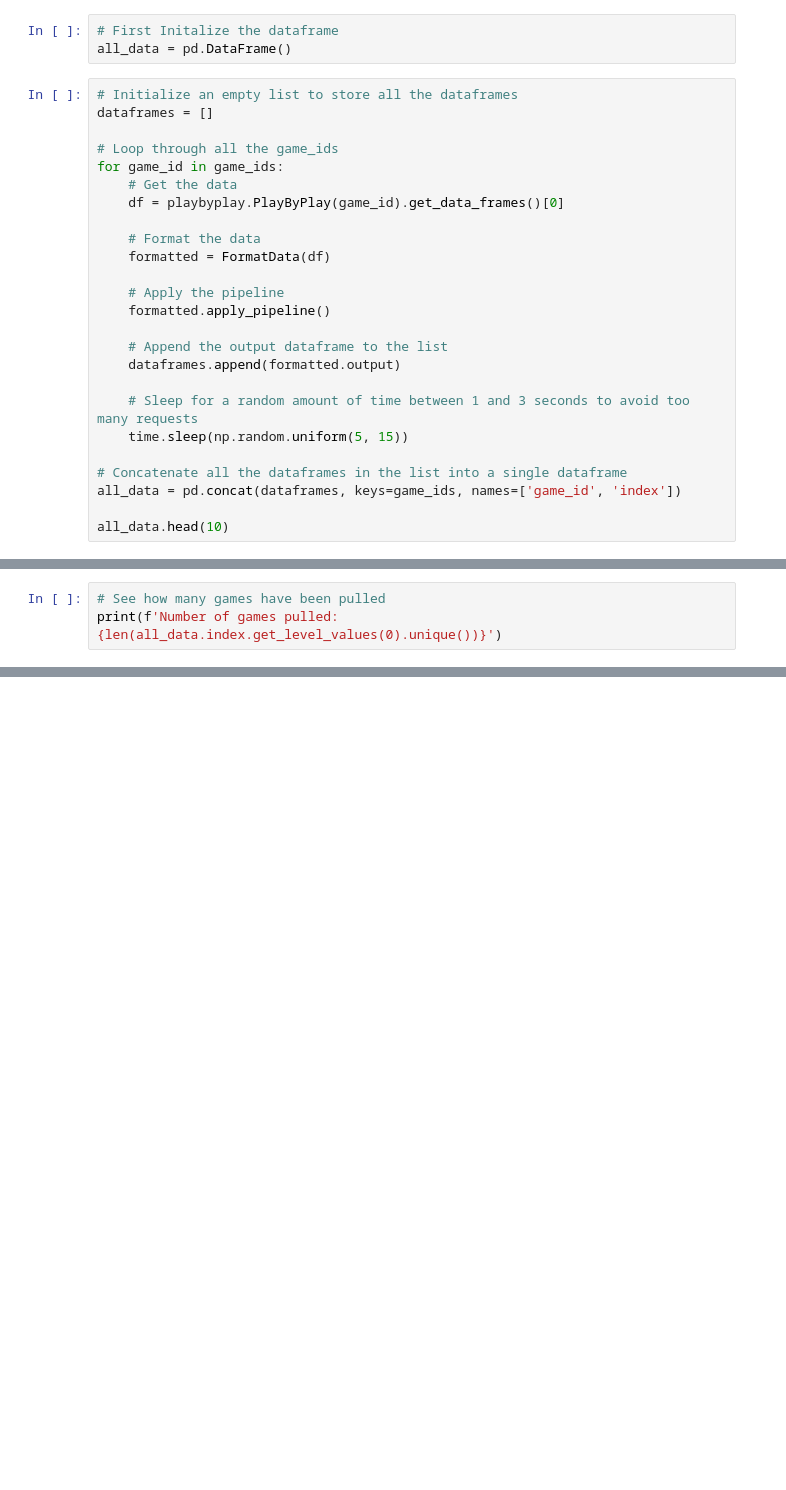
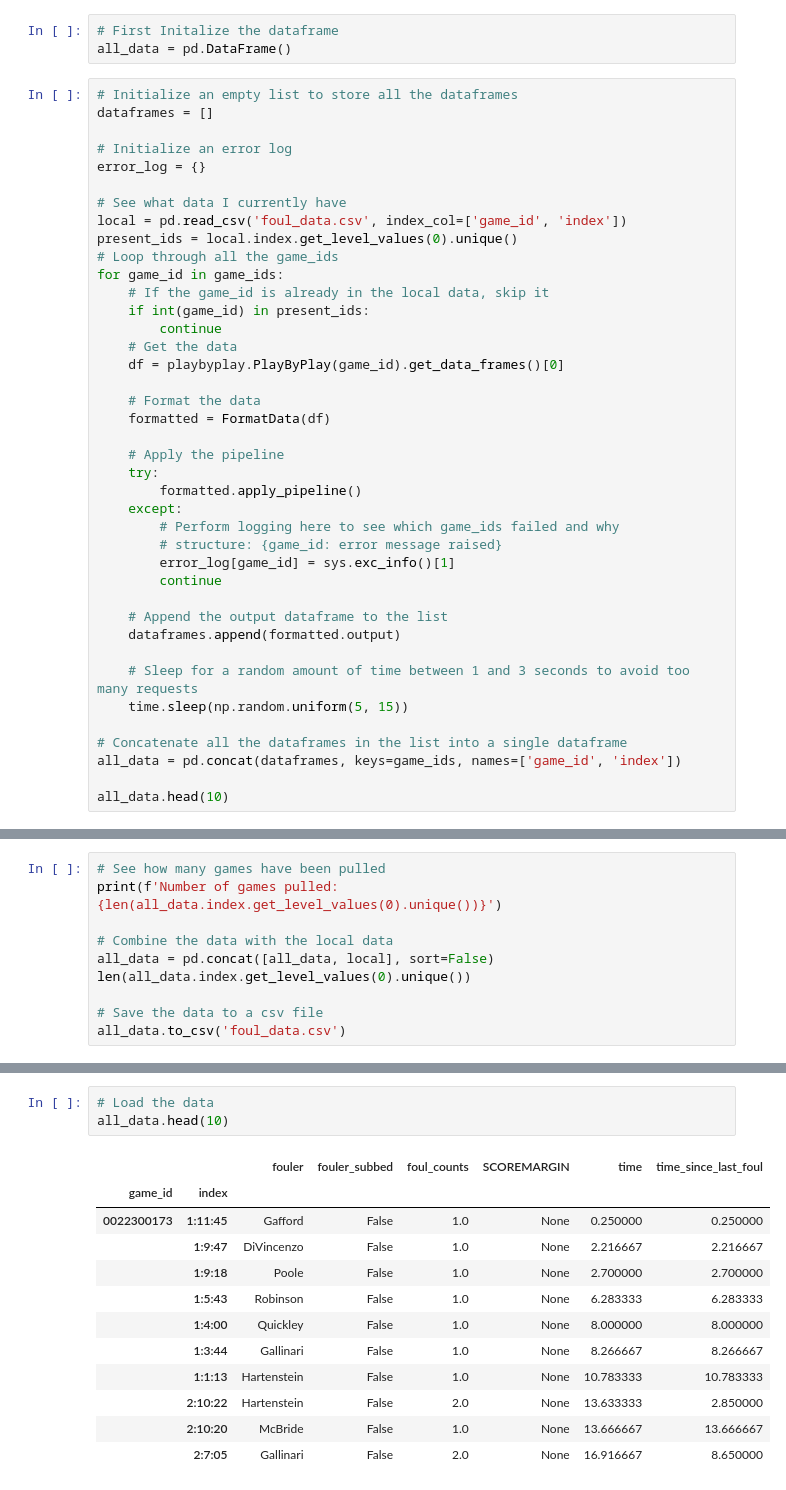
Before and after one commit to SalimAlkharsa/NBA-Fouls, a Jupyter notebook: Workspace.ipynb, the cells around one changed output, grey strips where cells are left out. Cells and saved outputs as stored; diff of their text form; blank space fills up the shorter version.

Commit message:
Pulling Data in an organized way with error logging

```diff
--- a/Workspace.ipynb
+++ b/Workspace.ipynb
@@ -586,8 +593,17 @@ all_data = pd.DataFrame()
 # Initialize an empty list to store all the dataframes
 dataframes = []
 
+# Initialize an error log
+error_log = {}
+
+# See what data I currently have
+local = pd.read_csv('foul_data.csv', index_col=['game_id', 'index'])
+present_ids = local.index.get_level_values(0).unique()
 # Loop through all the game_ids
 for game_id in game_ids:
+    # If the game_id is already in the local data, skip it
+    if int(game_id) in present_ids:
+        continue
     # Get the data
     df = playbyplay.PlayByPlay(game_id).get_data_frames()[0]
 
@@ -595,7 +611,13 @@ for game_id in game_ids:
     formatted = FormatData(df)
 
     # Apply the pipeline
-    formatted.apply_pipeline()
+    try:
+        formatted.apply_pipeline()
+    except:
+        # Perform logging here to see which game_ids failed and why
+        # structure: {game_id: error message raised}
+        error_log[game_id] = sys.exc_info()[1]
+        continue
 
     # Append the output dataframe to the list
     dataframes.append(formatted.output)
@@ -612,4 +638,11 @@ ReadTimeout: HTTPSConnectionPool(host='stats.nba.com', port=443): Read timed out
 # %%
 # See how many games have been pulled
 print(f'Number of games pulled: {len(all_data.index.get_level_values(0).unique())}')
+
+# Combine the data with the local data
+all_data = pd.concat([all_data, local], sort=False)
+len(all_data.index.get_level_values(0).unique())
+
+# Save the data to a csv file
+all_data.to_csv('foul_data.csv')
 # %% [output]
@@ -630,0 +667,16 @@ Probability of a player being subbed out after committing 5 fouls: 0.0
+# %%
+# Load the data
+all_data.head(10)
+# %% [output]
+|  |  | fouler | fouler_subbed | foul_counts | SCOREMARGIN | time | time_since_last_foul |
+| game_id | index |  |  |  |  |  |  |
+| 0022300173 | 1:11:45 | Gafford | False | 1.0 | None | 0.250000 | 0.250000 |
+|  | 1:9:47 | DiVincenzo | False | 1.0 | None | 2.216667 | 2.216667 |
+|  | 1:9:18 | Poole | False | 1.0 | None | 2.700000 | 2.700000 |
+|  | 1:5:43 | Robinson | False | 1.0 | None | 6.283333 | 6.283333 |
+|  | 1:4:00 | Quickley | False | 1.0 | None | 8.000000 | 8.000000 |
+|  | 1:3:44 | Gallinari | False | 1.0 | None | 8.266667 | 8.266667 |
+|  | 1:1:13 | Hartenstein | False | 1.0 | None | 10.783333 | 10.783333 |
+|  | 2:10:22 | Hartenstein | False | 2.0 | None | 13.633333 | 2.850000 |
+|  | 2:10:20 | McBride | False | 1.0 | None | 13.666667 | 13.666667 |
+|  | 2:7:05 | Gallinari | False | 2.0 | None | 16.916667 | 8.650000 |
```
Also changed, not shown: parts of 11 cells of this notebook, 3 other files.
